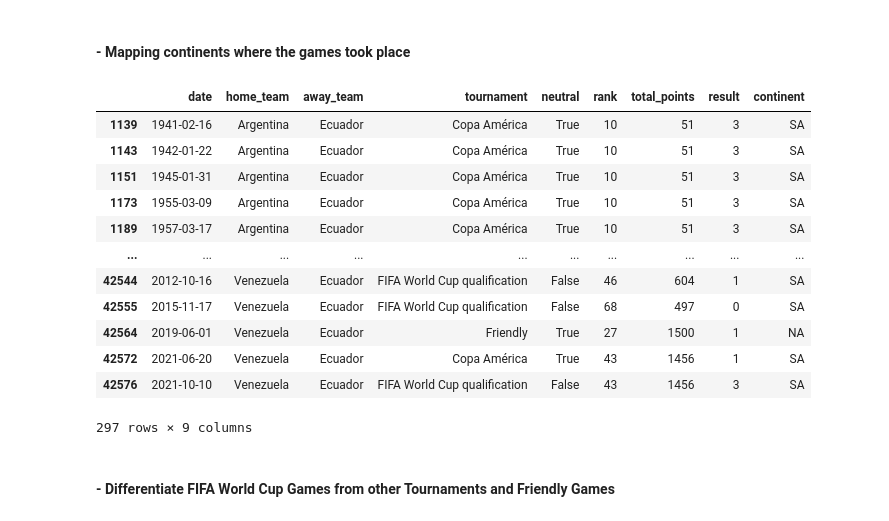
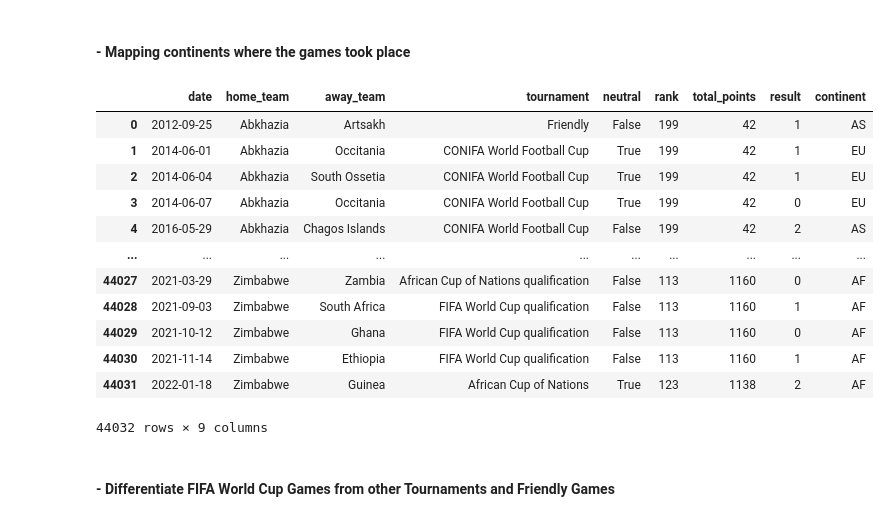
Before and after one commit to Dnbg1982/Practice-Projects, a Jupyter notebook: Notebooks/WorldCup.ipynb, the cells around one changed output. Cells and saved outputs as stored; diff of their text form; code cells hidden in the pictures.

```diff
--- a/Notebooks/WorldCup.ipynb
+++ b/Notebooks/WorldCup.ipynb
@@ -200,22 +204,22 @@ results_rank['continent'] = results_rank.country.map(continent_dict)
 all_games_results = results_rank.copy()
 # %%
 all_games_results.drop(columns=['home_score', 'away_score','country'], axis=1, inplace=True)
-# %%
-all_games_results[all_games_results.away_team == 'Ecuador']
-# %% [output]
-|  | date | home_team | away_team | tournament | neutral | rank | total_points | result | continent |
-| 1139 | 1941-02-16 | Argentina | Ecuador | Copa América | True | 10 | 51 | 3 | SA |
-| 1143 | 1942-01-22 | Argentina | Ecuador | Copa América | True | 10 | 51 | 3 | SA |
-| 1151 | 1945-01-31 | Argentina | Ecuador | Copa América | True | 10 | 51 | 3 | SA |
-| 1173 | 1955-03-09 | Argentina | Ecuador | Copa América | True | 10 | 51 | 3 | SA |
-| 1189 | 1957-03-17 | Argentina | Ecuador | Copa América | True | 10 | 51 | 3 | SA |
-| ... | ... | ... | ... | ... | ... | ... | ... | ... | ... |
-| 42544 | 2012-10-16 | Venezuela | Ecuador | FIFA World Cup qualification | False | 46 | 604 | 1 | SA |
-| 42555 | 2015-11-17 | Venezuela | Ecuador | FIFA World Cup qualification | False | 68 | 497 | 0 | SA |
-| 42564 | 2019-06-01 | Venezuela | Ecuador | Friendly | True | 27 | 1500 | 1 | NA |
-| 42572 | 2021-06-20 | Venezuela | Ecuador | Copa América | True | 43 | 1456 | 1 | SA |
-| 42576 | 2021-10-10 | Venezuela | Ecuador | FIFA World Cup qualification | False | 43 | 1456 | 3 | SA |
-297 rows × 9 columns
+# %%
+all_games_results
+# %% [output]
+|  | date | home_team | away_team | tournament | neutral | rank | total_points | result | continent |
+| 0 | 2012-09-25 | Abkhazia | Artsakh | Friendly | False | 199 | 42 | 1 | AS |
+| 1 | 2014-06-01 | Abkhazia | Occitania | CONIFA World Football Cup | True | 199 | 42 | 1 | EU |
+| 2 | 2014-06-04 | Abkhazia | South Ossetia | CONIFA World Football Cup | True | 199 | 42 | 1 | EU |
+| 3 | 2014-06-07 | Abkhazia | Occitania | CONIFA World Football Cup | True | 199 | 42 | 0 | EU |
+| 4 | 2016-05-29 | Abkhazia | Chagos Islands | CONIFA World Football Cup | False | 199 | 42 | 2 | AS |
+| ... | ... | ... | ... | ... | ... | ... | ... | ... | ... |
+| 44027 | 2021-03-29 | Zimbabwe | Zambia | African Cup of Nations qualification | False | 113 | 1160 | 0 | AF |
+| 44028 | 2021-09-03 | Zimbabwe | South Africa | FIFA World Cup qualification | False | 113 | 1160 | 1 | AF |
+| 44029 | 2021-10-12 | Zimbabwe | Ghana | FIFA World Cup qualification | False | 113 | 1160 | 0 | AF |
+| 44030 | 2021-11-14 | Zimbabwe | Ethiopia | FIFA World Cup qualification | False | 113 | 1160 | 1 | AF |
+| 44031 | 2022-01-18 | Zimbabwe | Guinea | African Cup of Nations | True | 123 | 1138 | 2 | AF |
+44032 rows × 9 columns
 # %%
 all_games_results.set_index([all_games_results.index,'date'], inplace=True)
 # %% [markdown]
```
Also changed, not shown: parts of 31 cells of this notebook, 1 other file.
